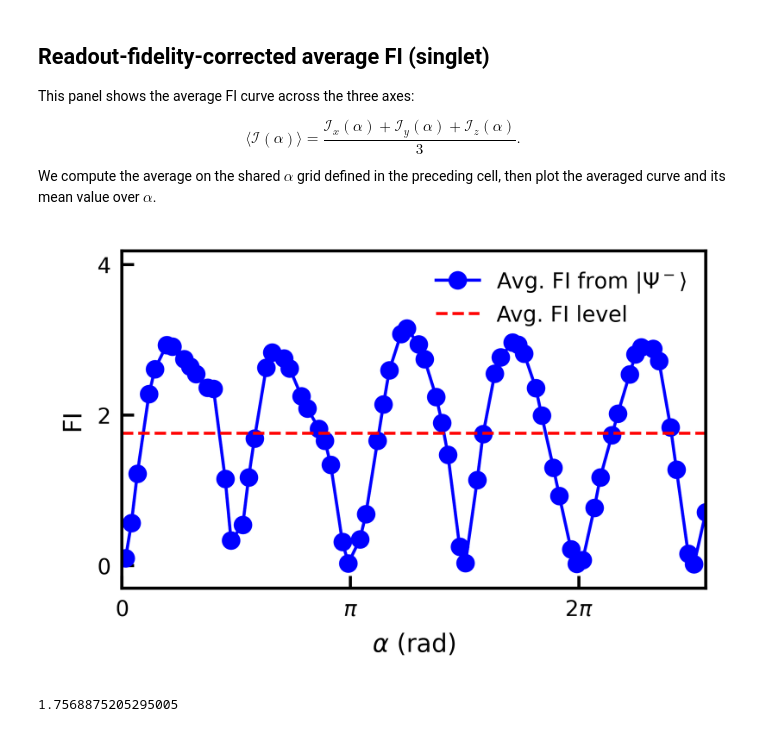
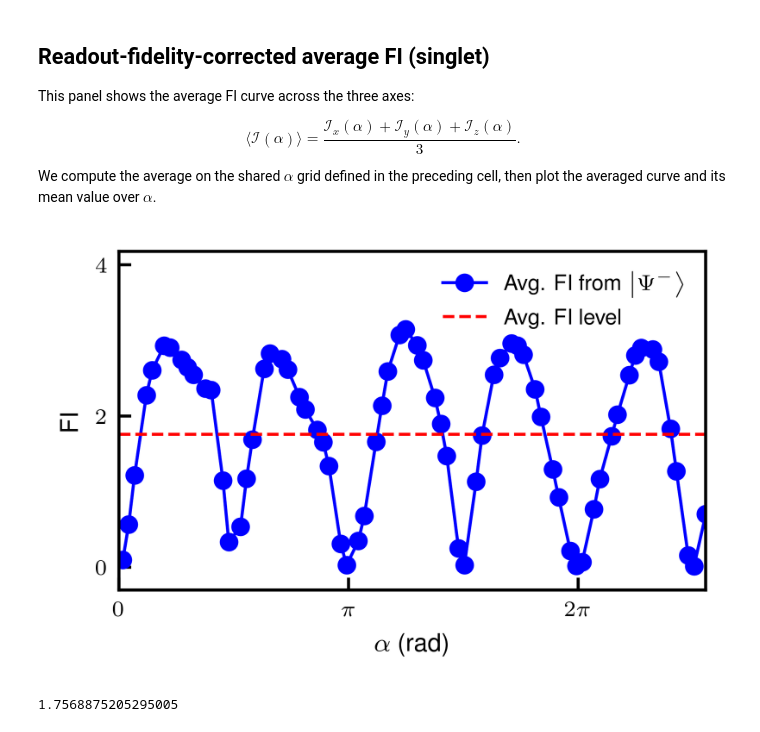
Before and after one commit to murchlab/positronium-sensing, a Jupyter notebook: notebooks/03_singlet_readout_corrected_fi_analysis.ipynb, the cells around one changed output. Saved outputs shown, nothing was run; the diff lists cells and outputs as text; code cells hidden in the pictures.

```diff
--- a/notebooks/03_singlet_readout_corrected_fi_analysis.ipynb
+++ b/notebooks/03_singlet_readout_corrected_fi_analysis.ipynb
@@ -113,6 +116,7 @@ _HAS_TEX = all(shutil.which(cmd) for cmd in ('latex', 'dvipng', 'gs'))
 mpl.rcParams['text.usetex'] = _HAS_TEX
 mpl.rcParams['text.latex.preamble'] = (
     r'\usepackage{amsmath}\usepackage{amssymb}\usepackage{bm}\usepackage{helvet}\renewcommand{\familydefault}{\sfdefault}'
+    r'\DeclareUnicodeCharacter{03B1}{\ensuremath{\alpha}}'
     if _HAS_TEX else ''
 )
 
@@ -1648,6 +1652,7 @@ _HAS_TEX = all(shutil.which(cmd) for cmd in ('latex', 'dvipng', 'gs'))
 mpl.rcParams['text.usetex'] = _HAS_TEX
 mpl.rcParams['text.latex.preamble'] = (
     r'\usepackage{amsmath}\usepackage{amssymb}\usepackage{bm}\usepackage{helvet}\renewcommand{\familydefault}{\sfdefault}'
+    r'\DeclareUnicodeCharacter{03B1}{\ensuremath{\alpha}}'
     if _HAS_TEX else ''
 )
 
@@ -1772,6 +1777,7 @@ _HAS_TEX = all(shutil.which(cmd) for cmd in ('latex', 'dvipng', 'gs'))
 mpl.rcParams['text.usetex'] = _HAS_TEX
 mpl.rcParams['text.latex.preamble'] = (
     r'\usepackage{amsmath}\usepackage{amssymb}\usepackage{bm}\usepackage{helvet}\renewcommand{\familydefault}{\sfdefault}'
+    r'\DeclareUnicodeCharacter{03B1}{\ensuremath{\alpha}}'
     if _HAS_TEX else ''
 )
 
@@ -1802,32 +1808,32 @@ xticklabels = [r"$0$", r"$\pi$", r"$2\pi$"]
 singlet_Uxyz_mean_FI_ds_original = FI_mean_ds
 singlet_FI_ds_original_mean = np.mean(singlet_Uxyz_mean_FI_ds_original)
 
 fig, ax = plt.subplots(figsize=fig_size, dpi=600)
 ax.plot(alpha_common_ds, singlet_Uxyz_mean_FI_ds_original, **style_mean)
 ax.axhline(singlet_FI_ds_original_mean, **style_hline)
 
 ax.set_xlim(alpha_xlim_min, alpha_xlim_max)
 ax.set_ylim(-0.3, 4.18)
 ax.set_xticks(xticks)
 ax.set_xticklabels(xticklabels)
 ax.set_yticks([0, 2, 4])
 ax.set_xlabel(r"$\alpha$ (rad)")
 ax.set_ylabel("FI")
 ax.legend(frameon=False, loc="best")
 
 # ticks inside the frame
 ax.tick_params(axis="both", which="both", direction="in")
 ax.tick_params(axis="x", which="major", bottom=True, top=False, labelbottom=True,
                length=4, width=lw, direction="in")
 ax.tick_params(axis="y", which="major", left=True, right=False, labelleft=True,
                length=4, width=lw, direction="in")
 
 outpath = os.path.join("si_figures", "SI_fig_v3_a.pdf")
 os.makedirs(os.path.dirname(outpath), exist_ok=True)
 fig.savefig(outpath, bbox_inches="tight")
 plt.show()
 
 print(singlet_FI_ds_original_mean)
 # %% [output]
-[figure, old version]
+[figure, new version]
 1.7568875205295005
```
Also changed, not shown: parts of 7 cells of this notebook, 26 other files.
